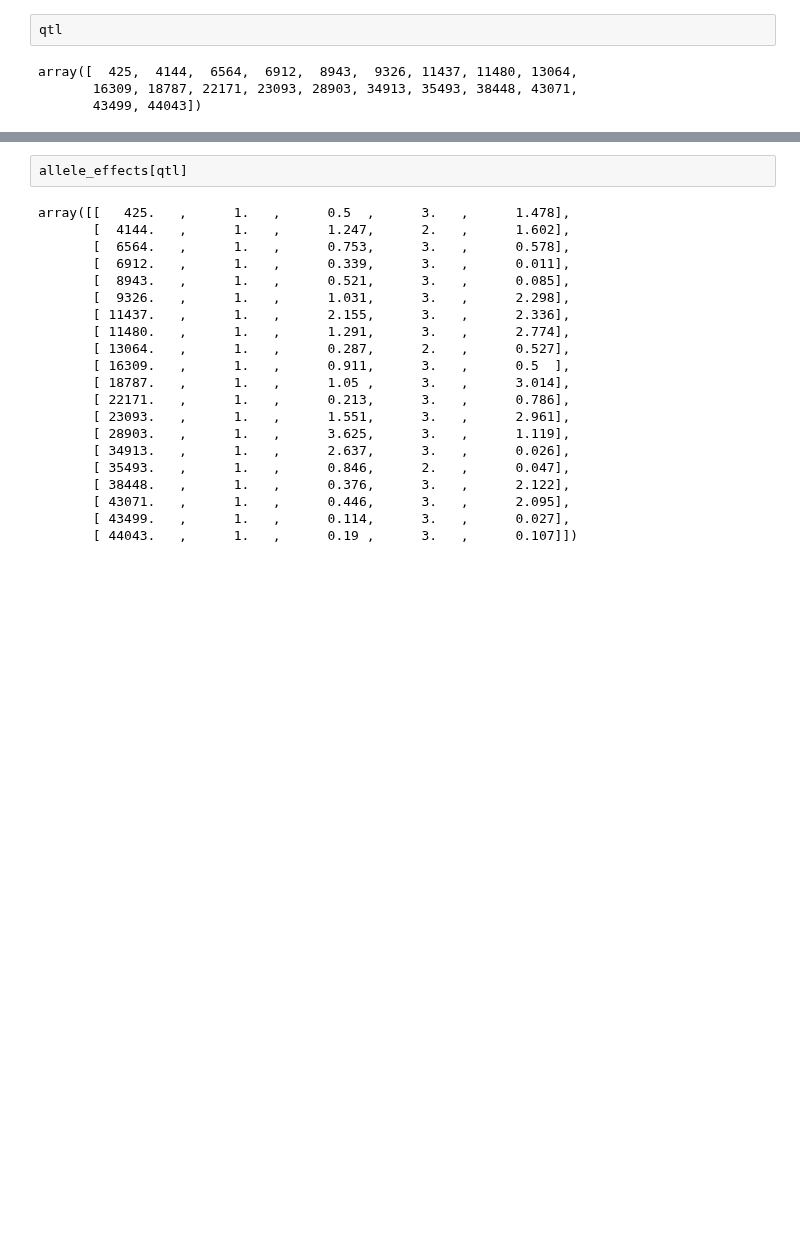
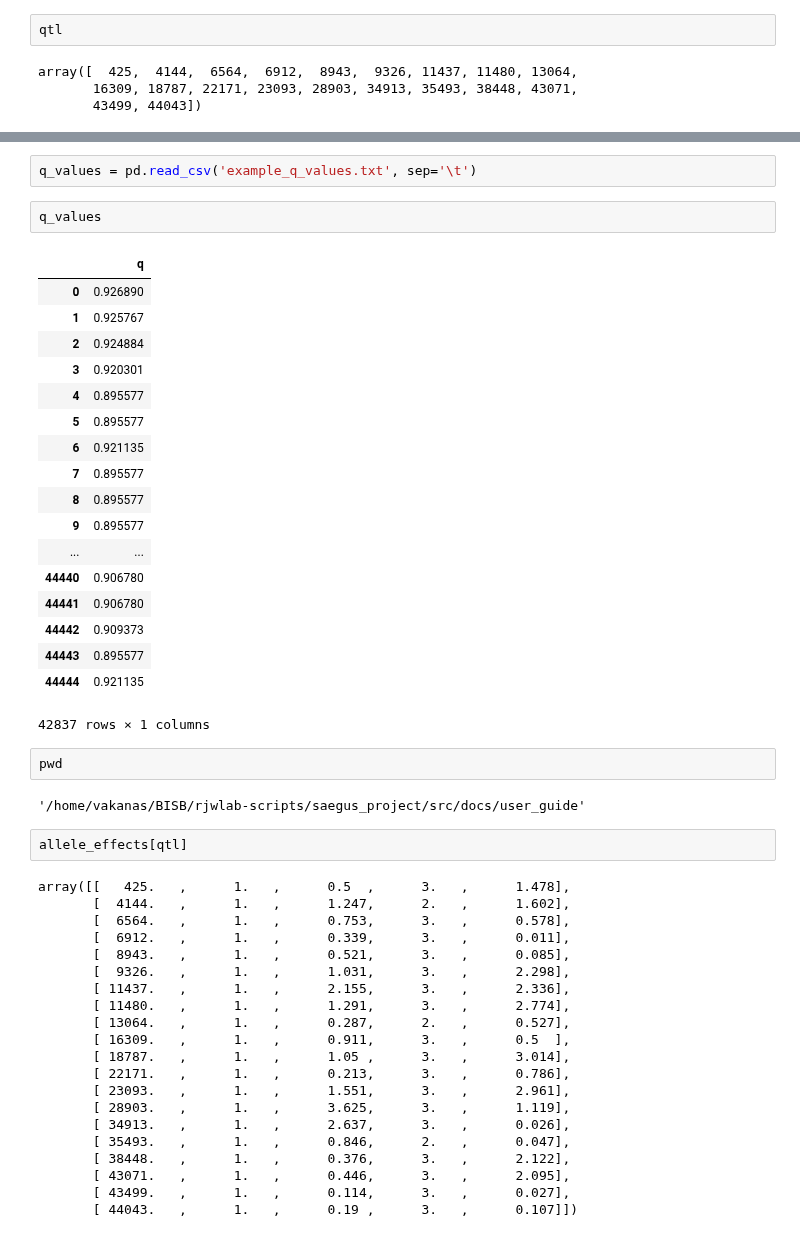
Before and after one commit to maizeatlas/saegus, a Jupyter notebook: src/docs/user_guide/power_analysis_notebook.ipynb, the cells around one changed output, grey strips where cells are left out. Drawn from its saved outputs; the diff is of its cells as text; blank space fills up the shorter version.

```diff
--- a/src/docs/user_guide/power_analysis_notebook.ipynb
+++ b/src/docs/user_guide/power_analysis_notebook.ipynb
@@ -23,3 +78,30 @@ array([  425,  4144,  6564,  6912,  8943,  9326, 11437, 11480, 13064,
+# %%
+q_values = pd.read_csv('example_q_values.txt', sep='\t')
+# %%
+q_values
+# %% [output]
+|  | q |
+| 0 | 0.926890 |
+| 1 | 0.925767 |
+| 2 | 0.924884 |
+| 3 | 0.920301 |
+| 4 | 0.895577 |
+| 5 | 0.895577 |
+| 6 | 0.921135 |
+| 7 | 0.895577 |
+| 8 | 0.895577 |
+| 9 | 0.895577 |
+| ... | ... |
+| 44440 | 0.906780 |
+| 44441 | 0.906780 |
+| 44442 | 0.909373 |
+| 44443 | 0.895577 |
+| 44444 | 0.921135 |
+42837 rows × 1 columns
+# %%
+pwd
+# %% [output]
+'/home/vakanas/BISB/rjwlab-scripts/saegus_project/src/docs/user_guide'
 # %%
 allele_effects[qtl]
 # %% [output]
```
Also changed, not shown: parts of 94 cells of this notebook, 6 other files.
